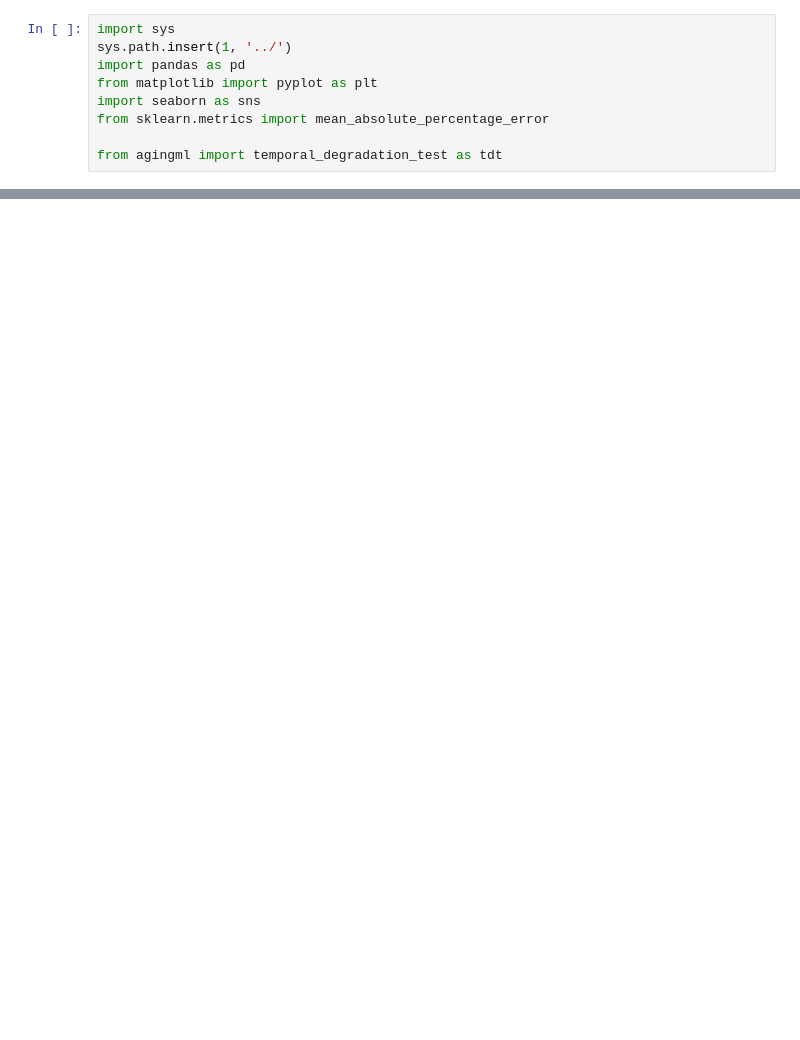
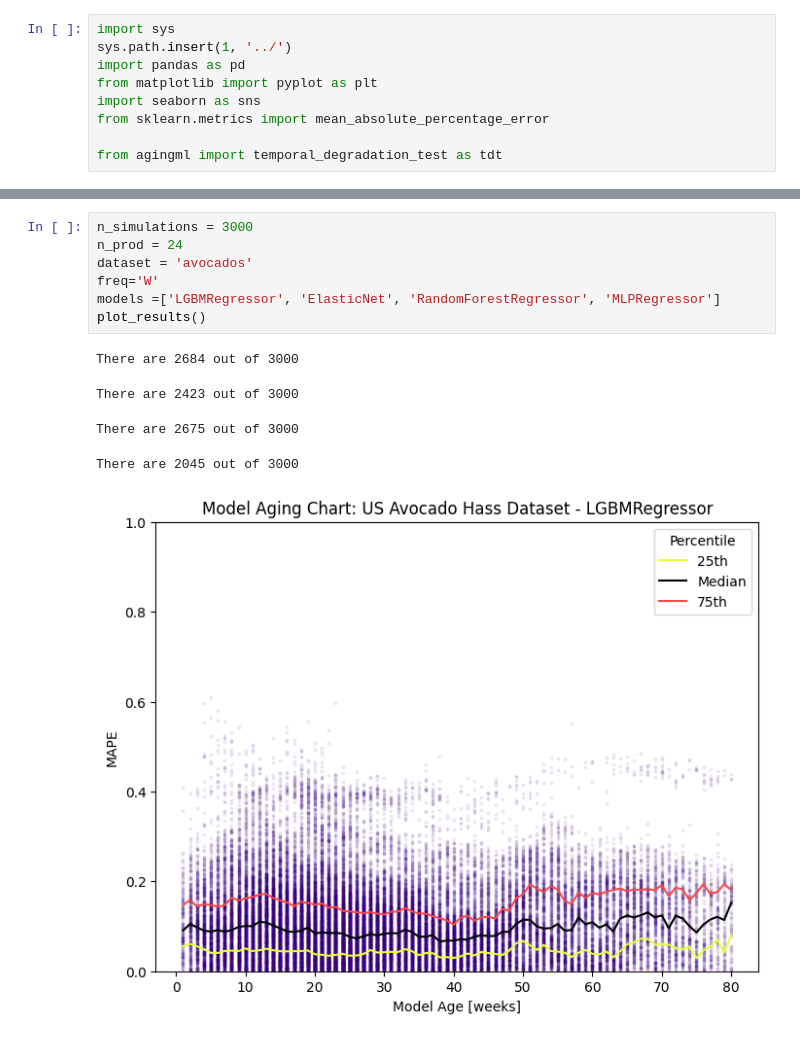
Before and after one commit to santiviquez/ageml, a Jupyter notebook: notebooks/avocado_process_aging_results.ipynb, the cells around one changed output, grey strips where cells are left out. Saved outputs shown, nothing was run; the diff lists cells and outputs as text; blank space fills up the shorter version.

```diff
--- a/notebooks/avocado_process_aging_results.ipynb
+++ b/notebooks/avocado_process_aging_results.ipynb
@@ -42,0 +47,13 @@ There are 625 out of 1000
+# %%
+n_simulations = 3000
+n_prod = 24
+dataset = 'avocados'
+freq='W'
+models =['LGBMRegressor', 'ElasticNet', 'RandomForestRegressor', 'MLPRegressor']
+plot_results()
+# %% [output]
+There are 2684 out of 3000
+There are 2423 out of 3000
+There are 2675 out of 3000
+There are 2045 out of 3000
+[figure, added]
```
Also changed, not shown: parts of 9 cells of this notebook, 17 other files.
